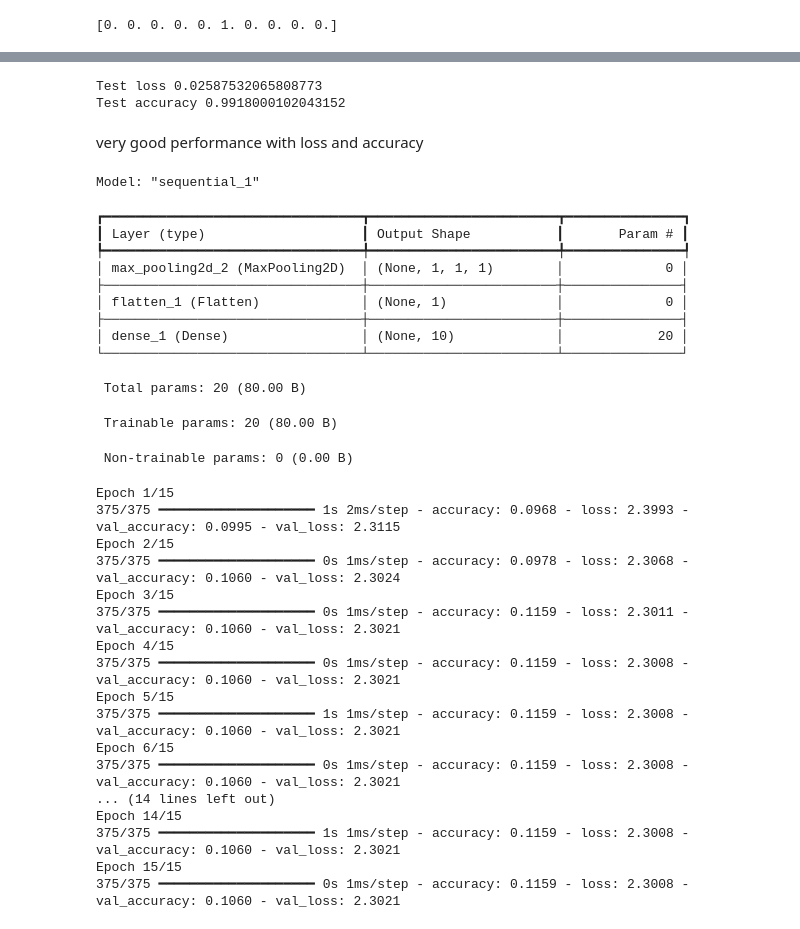
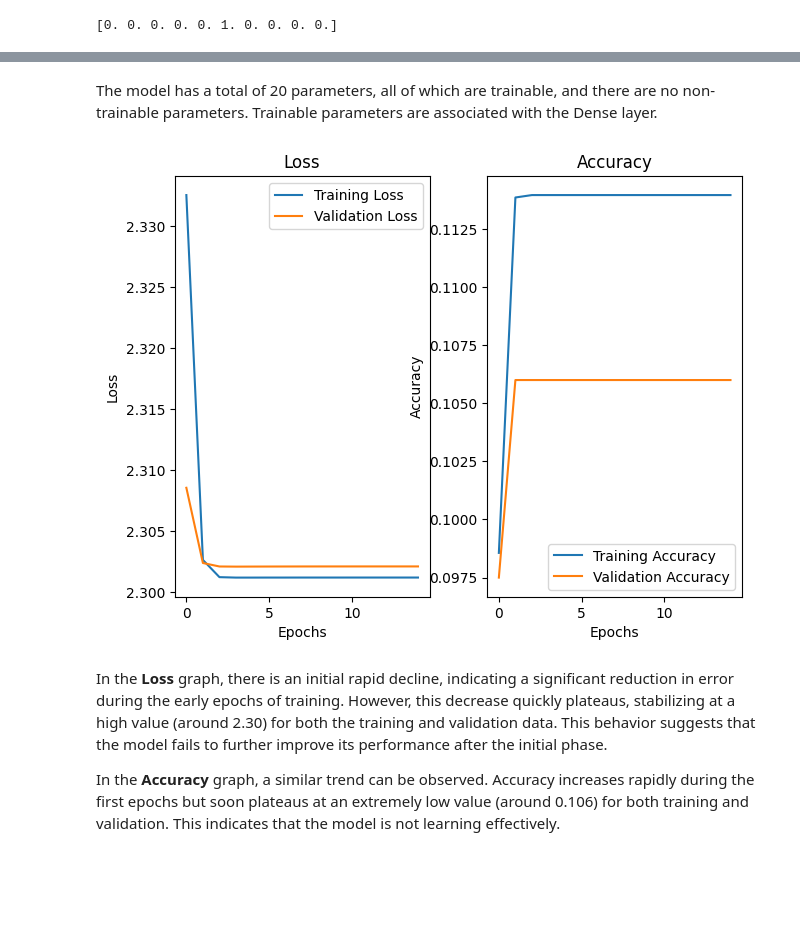
Before and after one commit to LucaPerf/Assignement-Advanced-ML, a Jupyter notebook: Assignment_3/Assignment_Perfetti.ipynb, the cells around one changed output, grey strips where cells are left out. Drawn from its saved outputs; the diff is of its cells as text; code cells hidden in the pictures; blank space fills up the shorter version.

```diff
--- a/Assignment_3/Assignment_Perfetti.ipynb
+++ b/Assignment_3/Assignment_Perfetti.ipynb
@@ -129,59 +118,13 @@ plot_performance(history)
-# %%
-score = model.evaluate(x_test, y_test, verbose=0)
-print('Test loss', score[0])
-print('Test accuracy', score[1])
-# %% [output]
-Test loss 0.02587532065808773
-Test accuracy 0.9918000102043152
-# %% [markdown]
-very good performance with loss and accuracy
-# %%
-model_smallest = keras.Sequential(
-    [
-        keras.Input(shape=input_shape),
-        layers.MaxPooling2D(pool_size=(28,28)),
-        #layers.AveragePooling2D(pool_size=(28,28)),
-        layers.Flatten(), # to prepare the full connect next layers
-        layers.Dense(num_classes, activation='softmax')
-    ]
-)
-
-model_smallest.summary()
-# %% [output]
-Model: "sequential_1"
-┏━━━━━━━━━━━━━━━━━━━━━━━━━━━━━━━━━┳━━━━━━━━━━━━━━━━━━━━━━━━┳━━━━━━━━━━━━━━━┓
-┃ Layer (type)                    ┃ Output Shape           ┃       Param # ┃
-┡━━━━━━━━━━━━━━━━━━━━━━━━━━━━━━━━━╇━━━━━━━━━━━━━━━━━━━━━━━━╇━━━━━━━━━━━━━━━┩
-│ max_pooling2d_2 (MaxPooling2D)  │ (None, 1, 1, 1)        │             0 │
-├─────────────────────────────────┼────────────────────────┼───────────────┤
-│ flatten_1 (Flatten)             │ (None, 1)              │             0 │
-├─────────────────────────────────┼────────────────────────┼───────────────┤
-│ dense_1 (Dense)                 │ (None, 10)             │            20 │
-└─────────────────────────────────┴────────────────────────┴───────────────┘
- Total params: 20 (80.00 B)
- Trainable params: 20 (80.00 B)
- Non-trainable params: 0 (0.00 B)
-# %%
-model_smallest.compile(loss='categorical_crossentropy', optimizer='adam', metrics=['accuracy'])
-history_smallest = model_smallest.fit(x_train, y_train, batch_size=batch_size, epochs=epochs, validation_split=0.2)
-# %% [output]
-Epoch 1/15
-375/375 ━━━━━━━━━━━━━━━━━━━━ 1s 2ms/step - accuracy: 0.0968 - loss: 2.3993 - val_accuracy: 0.0995 - val_loss: 2.3115
-Epoch 2/15
-375/375 ━━━━━━━━━━━━━━━━━━━━ 0s 1ms/step - accuracy: 0.0978 - loss: 2.3068 - val_accuracy: 0.1060 - val_loss: 2.3024
-Epoch 3/15
-375/375 ━━━━━━━━━━━━━━━━━━━━ 0s 1ms/step - accuracy: 0.1159 - loss: 2.3011 - val_accuracy: 0.1060 - val_loss: 2.3021
-Epoch 4/15
-375/375 ━━━━━━━━━━━━━━━━━━━━ 0s 1ms/step - accuracy: 0.1159 - loss: 2.3008 - val_accuracy: 0.1060 - val_loss: 2.3021
-Epoch 5/15
-375/375 ━━━━━━━━━━━━━━━━━━━━ 1s 1ms/step - accuracy: 0.1159 - loss: 2.3008 - val_accuracy: 0.1060 - val_loss: 2.3021
-Epoch 6/15
-375/375 ━━━━━━━━━━━━━━━━━━━━ 0s 1ms/step - accuracy: 0.1159 - loss: 2.3008 - val_accuracy: 0.1060 - val_loss: 2.3021
-... (14 lines left out)
-Epoch 14/15
-375/375 ━━━━━━━━━━━━━━━━━━━━ 1s 1ms/step - accuracy: 0.1159 - loss: 2.3008 - val_accuracy: 0.1060 - val_loss: 2.3021
-Epoch 15/15
-375/375 ━━━━━━━━━━━━━━━━━━━━ 0s 1ms/step - accuracy: 0.1159 - loss: 2.3008 - val_accuracy: 0.1060 - val_loss: 2.3021
+# %% [markdown]
+The model has a total of 20 parameters, all of which are trainable, and there are no non-trainable parameters. Trainable parameters are associated with the Dense layer.
+# %%
+plot_performance(history_smallest)
+# %% [output]
+[figure, added]
+# %% [markdown]
+In the **Loss** graph, there is an initial rapid decline, indicating a significant reduction in error during the early epochs of training. However, this decrease quickly plateaus, stabilizing at a high value (around 2.30) for both the training and validation data. This behavior suggests that the model fails to further improve its performance after the initial phase.
+
+In the **Accuracy** graph, a similar trend can be observed. Accuracy increases rapidly during the first epochs but soon plateaus at an extremely low value (around 0.106) for both training and validation. This indicates that the model is not learning effectively.
 # %%
 score = model_smallest.evaluate(x_test, y_test, verbose=0)
 print('Test loss', score[0])
```
Also changed, not shown: parts of 39 cells of this notebook.
